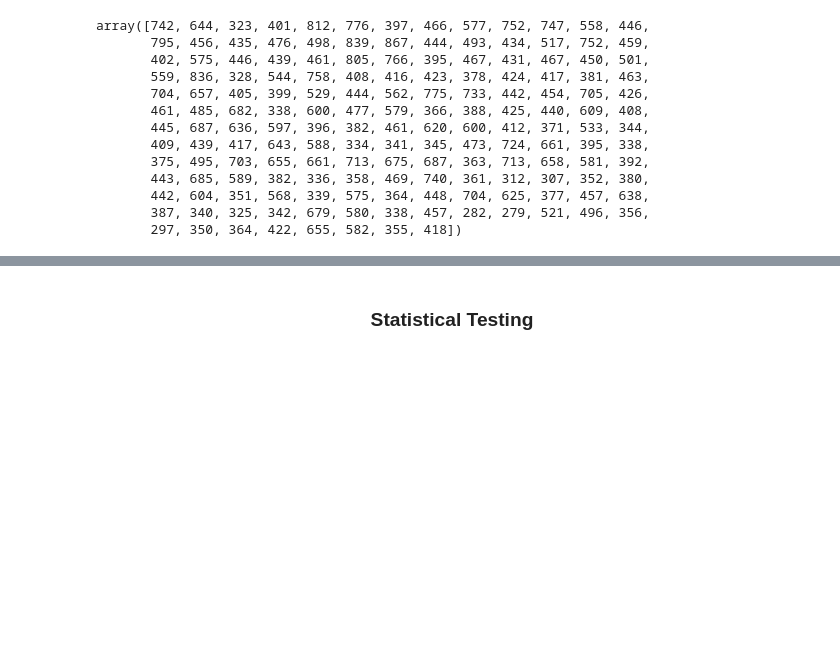
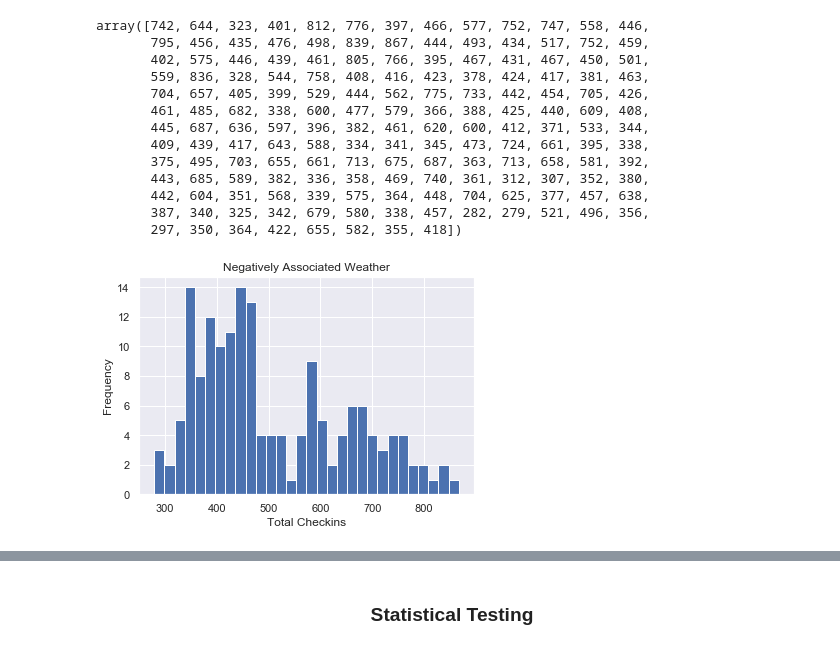
Before and after one commit to egitit/Yelp_Business_Check-ins_and_The-Weather, a Jupyter notebook: yelp_checkin_eda.ipynb, the cells around one changed output, grey strips where cells are left out. Drawn from its saved outputs; the diff is of its cells as text; code cells hidden in the pictures; blank space fills up the shorter version.

```diff
--- a/yelp_checkin_eda.ipynb
+++ b/yelp_checkin_eda.ipynb
@@ -646,3 +653,11 @@ array([742, 644, 323, 401, 812, 776, 397, 466, 577, 752, 747, 558, 446,
        442, 604, 351, 568, 339, 575, 364, 448, 704, 625, 377, 457, 638,
        387, 340, 325, 342, 679, 580, 338, 457, 282, 279, 521, 496, 356,
        297, 350, 364, 422, 655, 582, 355, 418])
+# %%
+plt.hist(neg_arr, bins=30)
+plt.title("Negatively Associated Weather")
+plt.xlabel("Total Checkins")
+plt.ylabel("Frequency")
+# plt.savefig('negative_weather.png')
+# %% [output]
+[figure, added]
```
Also changed, not shown: parts of 7 cells of this notebook, 4 other files.
